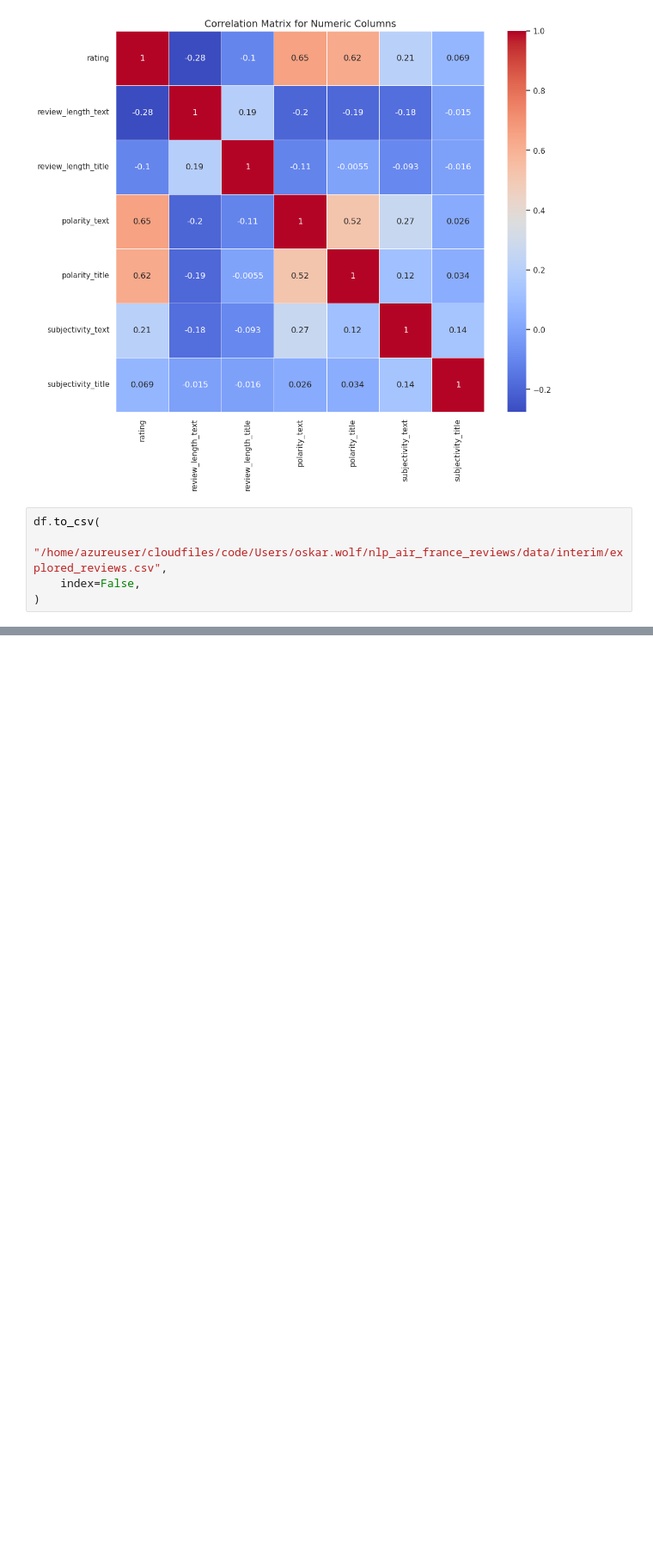
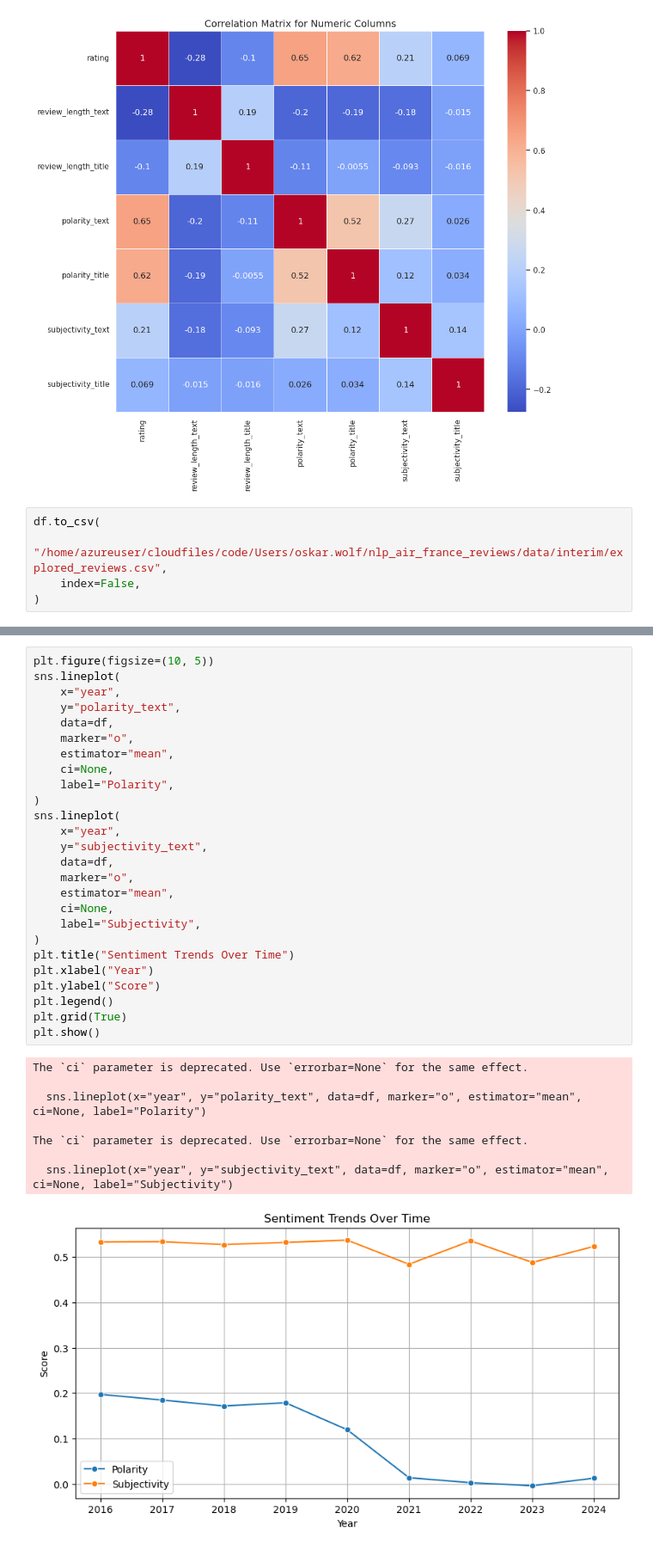
Before and after one commit to oskar-wolf/nlp_air_france_reviews, a Jupyter notebook: notebooks/1_data_exploration.ipynb, the cells around one changed output, grey strips where cells are left out. Shown at 86% size. Saved outputs shown, nothing was run; the diff lists cells and outputs as text; blank space fills up the shorter version.

```diff
--- a/notebooks/1_data_exploration.ipynb
+++ b/notebooks/1_data_exploration.ipynb
@@ -418,0 +474,35 @@ df.to_csv(
+# %%
+plt.figure(figsize=(10, 5))
+sns.lineplot(
+    x="year",
+    y="polarity_text",
+    data=df,
+    marker="o",
+    estimator="mean",
+    ci=None,
+    label="Polarity",
+)
+sns.lineplot(
+    x="year",
+    y="subjectivity_text",
+    data=df,
+    marker="o",
+    estimator="mean",
+    ci=None,
+    label="Subjectivity",
+)
+plt.title("Sentiment Trends Over Time")
+plt.xlabel("Year")
+plt.ylabel("Score")
+plt.legend()
+plt.grid(True)
+plt.show()
+# %% [output]
+The `ci` parameter is deprecated. Use `errorbar=None` for the same effect.
+
+  sns.lineplot(x="year", y="polarity_text", data=df, marker="o", estimator="mean", ci=None, label="Polarity")
+
+The `ci` parameter is deprecated. Use `errorbar=None` for the same effect.
+
+  sns.lineplot(x="year", y="subjectivity_text", data=df, marker="o", estimator="mean", ci=None, label="Subjectivity")
+[figure, added]
```
Also changed, not shown: parts of 20 cells of this notebook, 1 other file.
